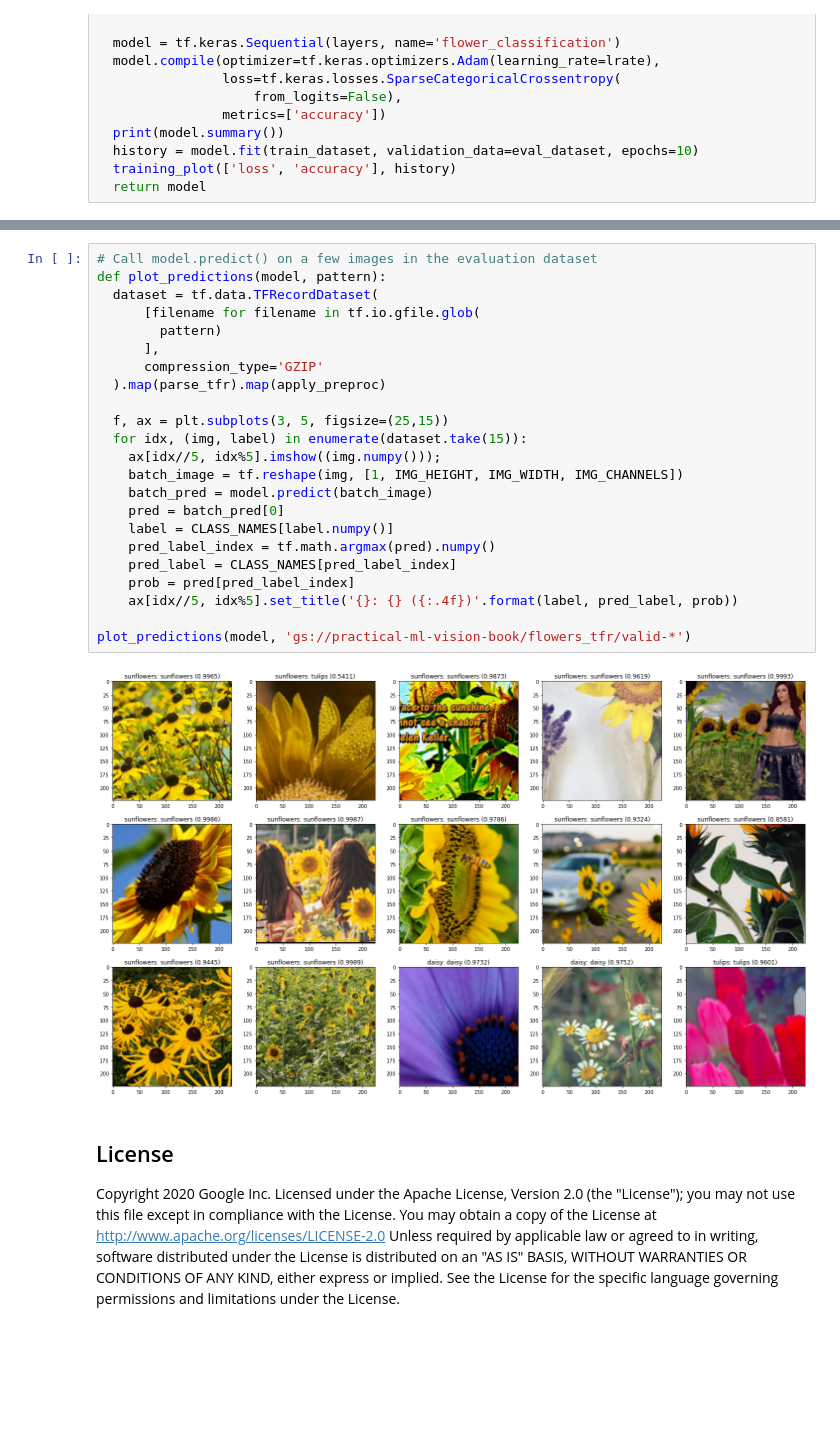
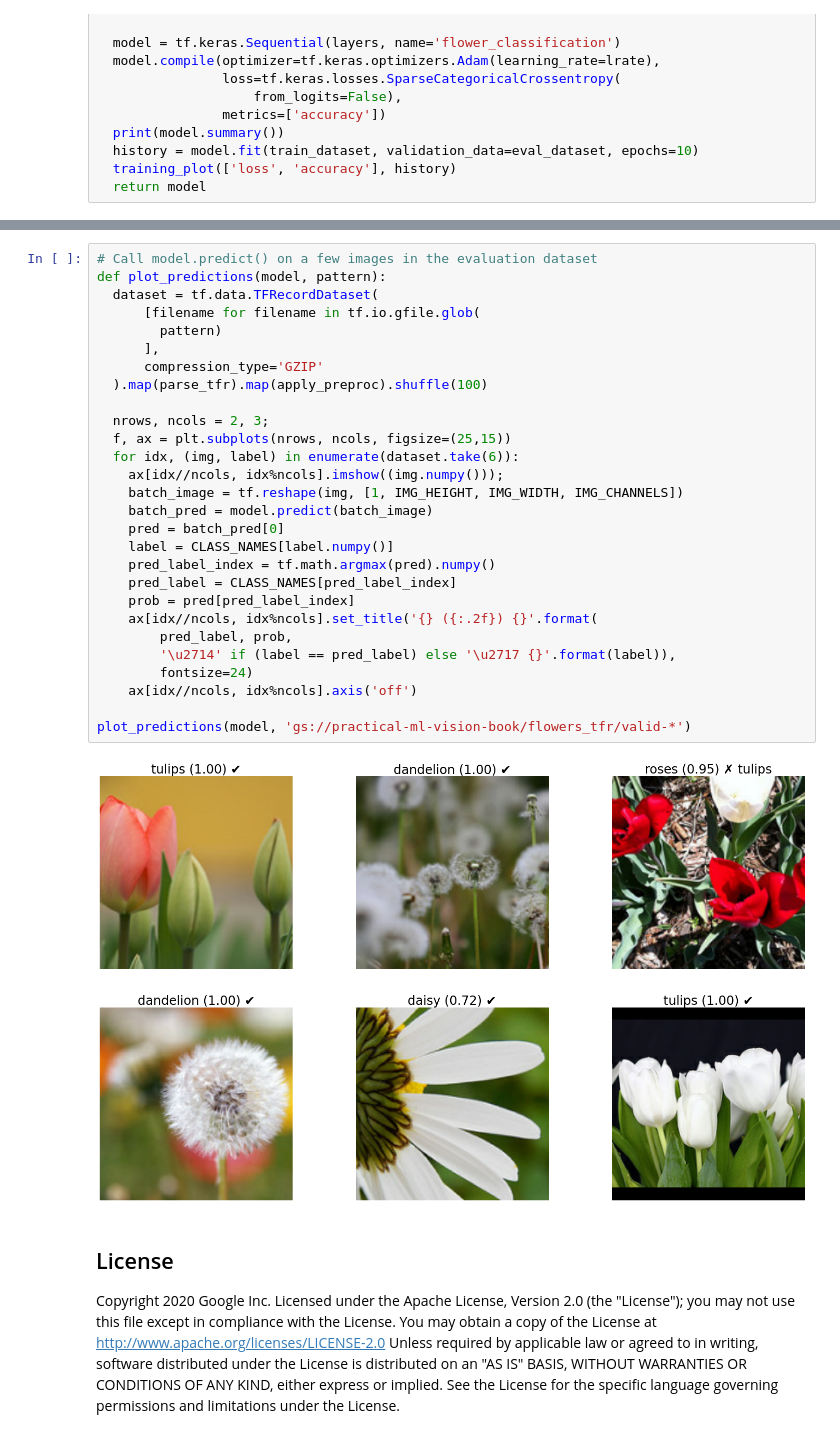
Before and after one commit to GoogleCloudPlatform/practical-ml-vision-book, a Jupyter notebook: 06_preprocessing/06a_resizing.ipynb, the cells around one changed output, grey strips where cells are left out. Saved outputs shown, nothing was run; the diff lists cells and outputs as text; blank space fills up the shorter version.

Commit message:
improve image, add signature

```diff
--- a/06_preprocessing/06a_resizing.ipynb
+++ b/06_preprocessing/06a_resizing.ipynb
@@ -304,28 +296,33 @@ Epoch 10/10
 # %%
 # Call model.predict() on a few images in the evaluation dataset
 def plot_predictions(model, pattern):
   dataset = tf.data.TFRecordDataset(
       [filename for filename in tf.io.gfile.glob(
         pattern)
       ],
       compression_type='GZIP'
-  ).map(parse_tfr).map(apply_preproc)
+  ).map(parse_tfr).map(apply_preproc).shuffle(100)
 
-  f, ax = plt.subplots(3, 5, figsize=(25,15))
-  for idx, (img, label) in enumerate(dataset.take(15)):
-    ax[idx//5, idx%5].imshow((img.numpy()));
+  nrows, ncols = 2, 3;
+  f, ax = plt.subplots(nrows, ncols, figsize=(25,15))
+  for idx, (img, label) in enumerate(dataset.take(6)):
+    ax[idx//ncols, idx%ncols].imshow((img.numpy()));
     batch_image = tf.reshape(img, [1, IMG_HEIGHT, IMG_WIDTH, IMG_CHANNELS])
     batch_pred = model.predict(batch_image)
     pred = batch_pred[0]
     label = CLASS_NAMES[label.numpy()]
     pred_label_index = tf.math.argmax(pred).numpy()
     pred_label = CLASS_NAMES[pred_label_index]
     prob = pred[pred_label_index]
-    ax[idx//5, idx%5].set_title('{}: {} ({:.4f})'.format(label, pred_label, prob))
+    ax[idx//ncols, idx%ncols].set_title('{} ({:.2f}) {}'.format(
+        pred_label, prob,
+        '\u2714' if (label == pred_label) else '\u2717 {}'.format(label)),
+        fontsize=24)
+    ax[idx//ncols, idx%ncols].axis('off')
 
 plot_predictions(model, 'gs://practical-ml-vision-book/flowers_tfr/valid-*')
 # %% [output]
-[figure, old version]
+[figure, new version]
 # %% [markdown]
 ## License
 Copyright 2020 Google Inc. Licensed under the Apache License, Version 2.0 (the "License"); you may not use this file except in compliance with the License. You may obtain a copy of the License at http://www.apache.org/licenses/LICENSE-2.0 Unless required by applicable law or agreed to in writing, software distributed under the License is distributed on an "AS IS" BASIS, WITHOUT WARRANTIES OR CONDITIONS OF ANY KIND, either express or implied. See the License for the specific language governing permissions and limitations under the License.
```
Also changed, not shown: parts of 6 cells of this notebook.
